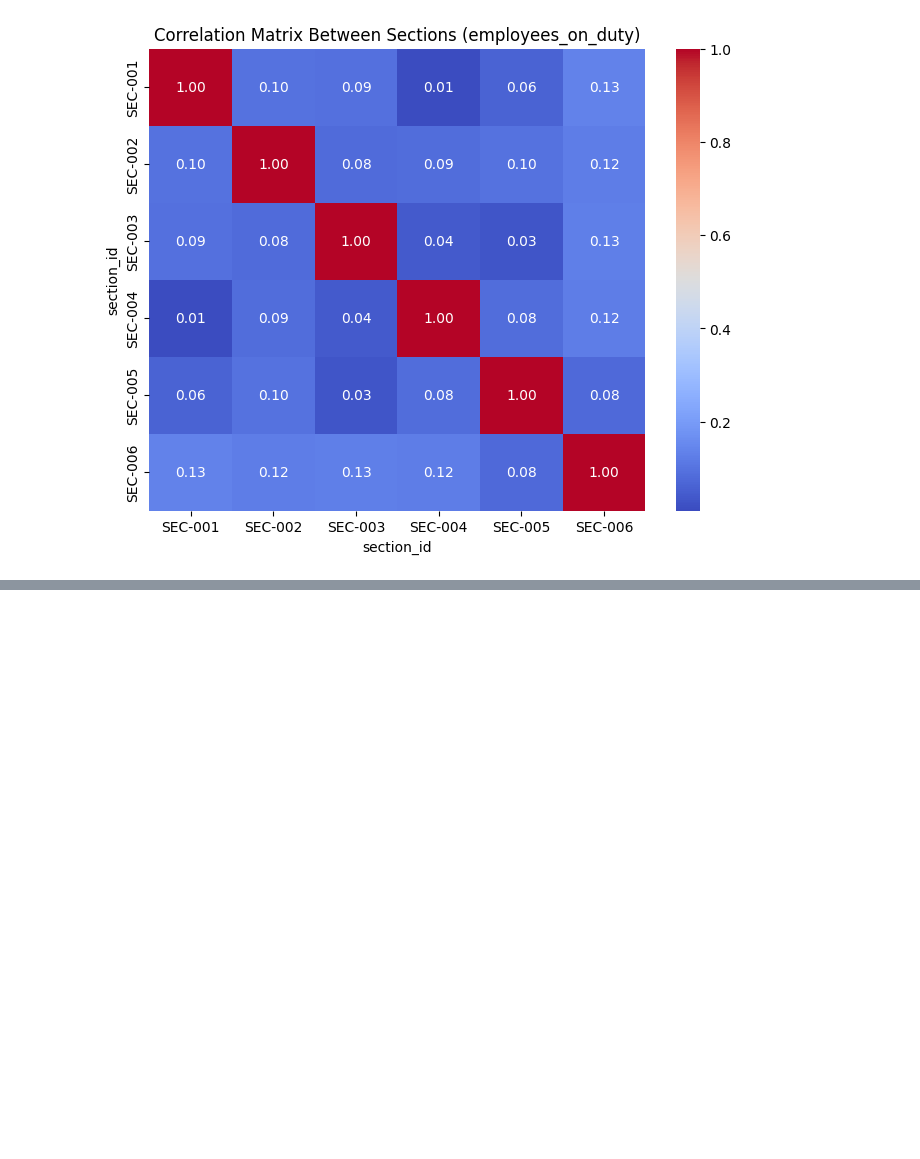
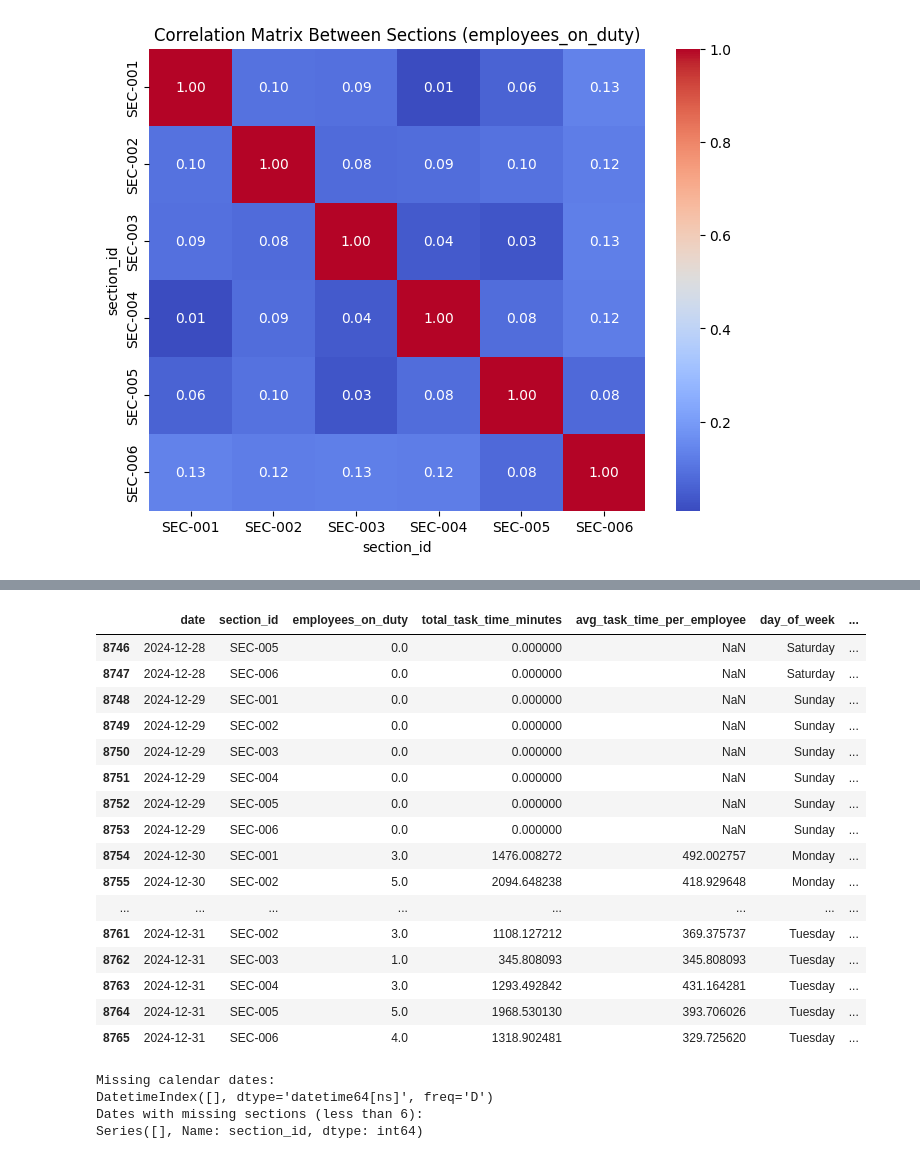
Before and after one commit to didulanthaisuru/rootcode_datathon_notebooks, a Jupyter notebook: data_visualization.ipynb, the cells around one changed output, grey strips where cells are left out. Saved outputs shown, nothing was run; the diff lists cells and outputs as text; code cells hidden in the pictures; blank space fills up the shorter version.

```diff
--- a/data_visualization.ipynb
+++ b/data_visualization.ipynb
@@ -235,0 +841,4 @@ print(duplicate_sections)
+# %%
+# Add 'is_holiday' column: 1 if holiday_name is not 0, else 0
+df['is_holiday'] = (df['holiday_name'] != 0).astype(int)
+print(df[['date', 'section_id', 'holiday_name', 'is_holiday']].head(20))
@@ -235,0 +882,4 @@ print(duplicate_sections)
+# %%
+# Add 'month' column extracted from 'date'
+df['month'] = df['date'].dt.month
+print(df[['date', 'month']].head(20))
@@ -235,0 +904,35 @@ print(duplicate_sections)
+# %%
+df.tail(20)
+# %% [output]
+|  | date | section_id | employees_on_duty | total_task_time_minutes | avg_task_time_per_employee | day_of_week | ... |
+| 8746 | 2024-12-28 | SEC-005 | 0.0 | 0.000000 | NaN | Saturday | ... |
+| 8747 | 2024-12-28 | SEC-006 | 0.0 | 0.000000 | NaN | Saturday | ... |
+| 8748 | 2024-12-29 | SEC-001 | 0.0 | 0.000000 | NaN | Sunday | ... |
+| 8749 | 2024-12-29 | SEC-002 | 0.0 | 0.000000 | NaN | Sunday | ... |
+| 8750 | 2024-12-29 | SEC-003 | 0.0 | 0.000000 | NaN | Sunday | ... |
+| 8751 | 2024-12-29 | SEC-004 | 0.0 | 0.000000 | NaN | Sunday | ... |
+| 8752 | 2024-12-29 | SEC-005 | 0.0 | 0.000000 | NaN | Sunday | ... |
+| 8753 | 2024-12-29 | SEC-006 | 0.0 | 0.000000 | NaN | Sunday | ... |
+| 8754 | 2024-12-30 | SEC-001 | 3.0 | 1476.008272 | 492.002757 | Monday | ... |
+| 8755 | 2024-12-30 | SEC-002 | 5.0 | 2094.648238 | 418.929648 | Monday | ... |
+| ... | ... | ... | ... | ... | ... | ... | ... |
+| 8761 | 2024-12-31 | SEC-002 | 3.0 | 1108.127212 | 369.375737 | Tuesday | ... |
+| 8762 | 2024-12-31 | SEC-003 | 1.0 | 345.808093 | 345.808093 | Tuesday | ... |
+| 8763 | 2024-12-31 | SEC-004 | 3.0 | 1293.492842 | 431.164281 | Tuesday | ... |
+| 8764 | 2024-12-31 | SEC-005 | 5.0 | 1968.530130 | 393.706026 | Tuesday | ... |
+| 8765 | 2024-12-31 | SEC-006 | 4.0 | 1318.902481 | 329.725620 | Tuesday | ... |
+# %%
+# Verify date continuity and all dates have six sections
+full_range = pd.date_range(start=df['date'].min(), end=df['date'].max(), freq='D')
+missing_dates = full_range.difference(pd.DatetimeIndex(df['date']))
+print('Missing calendar dates:')
+print(missing_dates)
+section_counts = df.groupby('date')['section_id'].nunique()
+dates_missing_sections = section_counts[section_counts < 6]
+print('Dates with missing sections (less than 6):')
+print(dates_missing_sections)
+# %% [output]
+Missing calendar dates:
+DatetimeIndex([], dtype='datetime64[ns]', freq='D')
+Dates with missing sections (less than 6):
+Series([], Name: section_id, dtype: int64)
```
Also changed, not shown: parts of 46 cells of this notebook.
